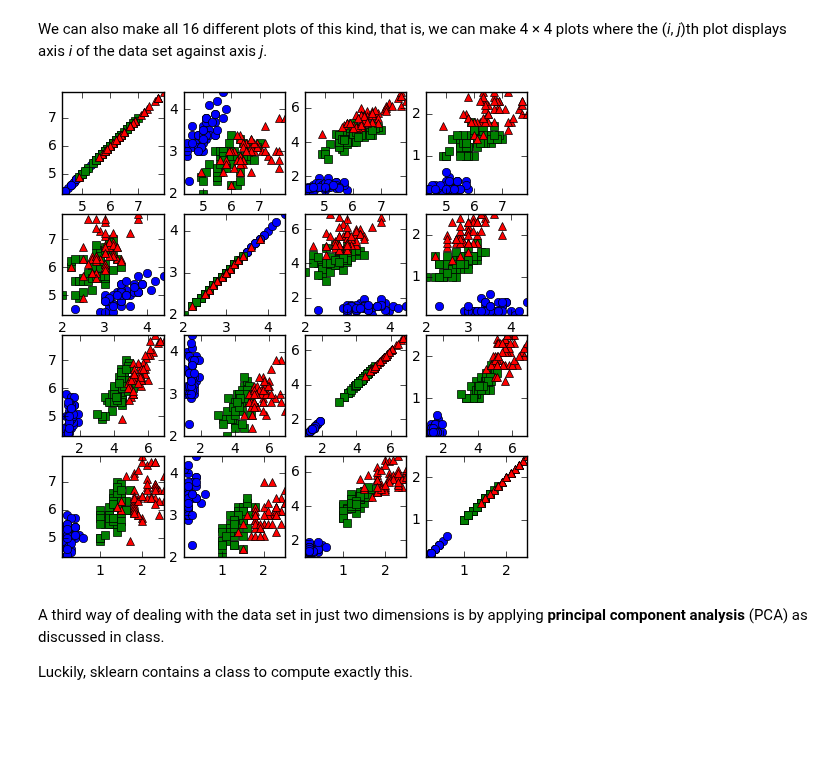
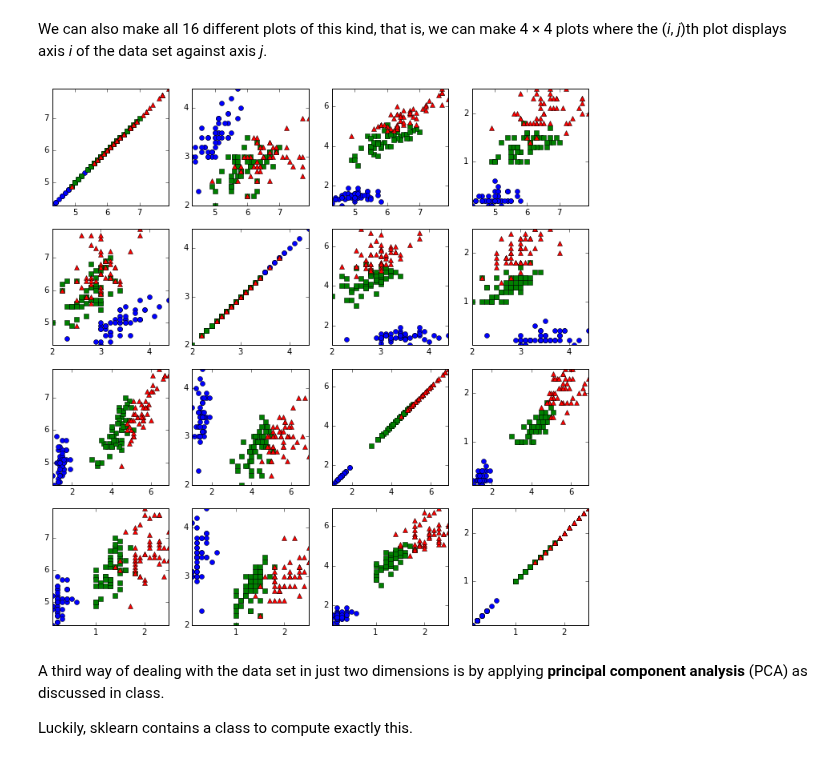
Before and after one commit to Malakith/dMachineLearning, a Jupyter notebook: handin4/HandIn4.ipynb, the cells around one changed output. Drawn from its saved outputs; the diff is of its cells as text; code cells hidden in the pictures; blank space fills up the shorter version.

```diff
--- a/handin4/HandIn4.ipynb
+++ b/handin4/HandIn4.ipynb
@@ -92,9 +92,9 @@ plot_groups(data_2d, labels, {0: 'o', 1: 's', 2: '^'}, figsize=(4, 4))
 # %% [markdown]
 We can also make all 16 different plots of this kind, that is, we can make 4 × 4 plots where the (*i*, *j*)th plot displays axis *i* of the data set against axis *j*.
 # %%
-plot_matrix(data, data, labels, {0: 'o', 1: 's', 2: '^'}, figsize=(6, 6))
+plot_matrix(data, data, labels, {0: 'o', 1: 's', 2: '^'}, figsize=(12, 12))
 # %% [output]
-[figure, old version]
+[figure, new version]
 # %% [markdown]
 A third way of dealing with the data set in just two dimensions is by applying **principal component analysis** (PCA) as discussed in class.
 
```
Also changed, not shown: parts of 11 cells of this notebook, 6 other files.
